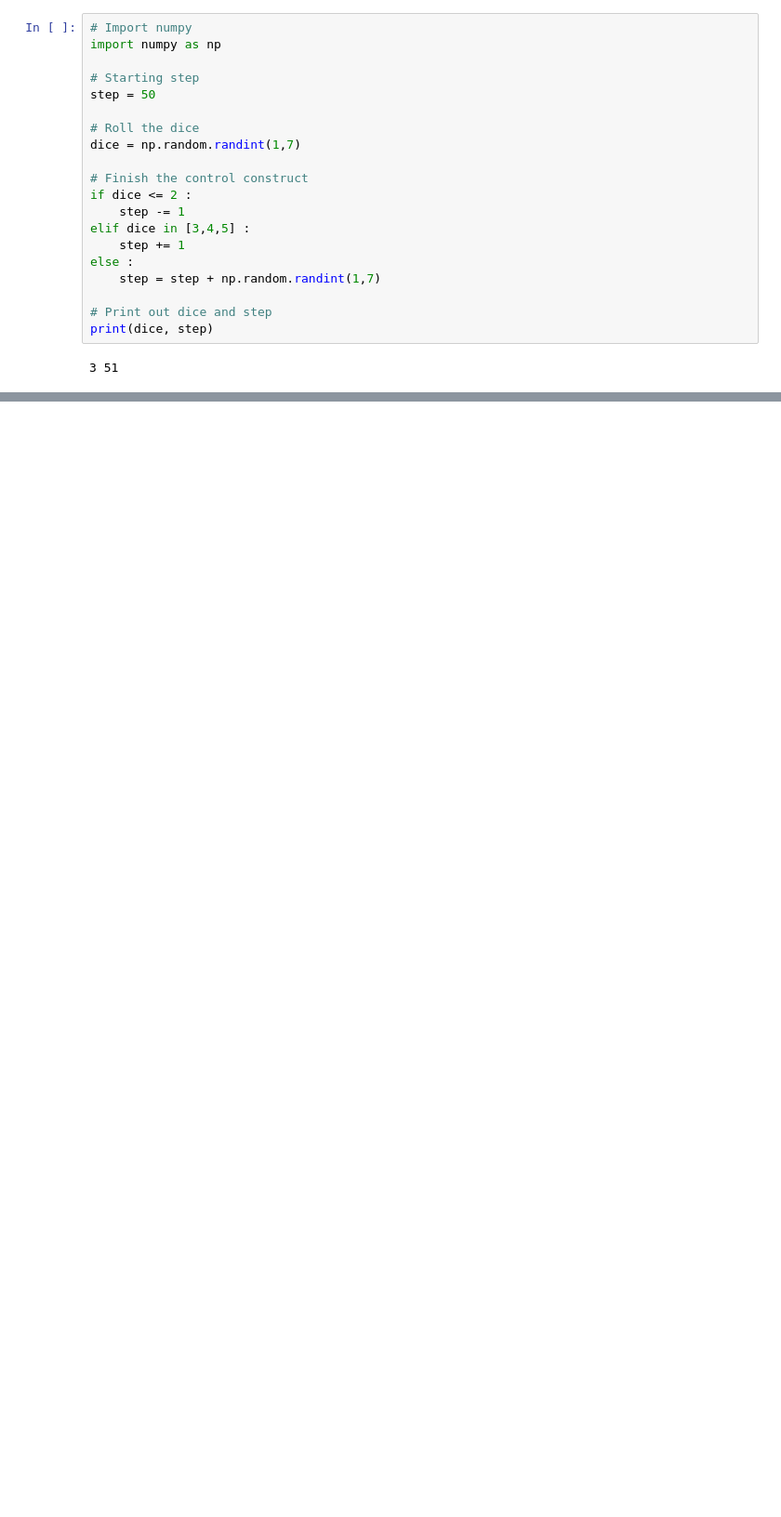
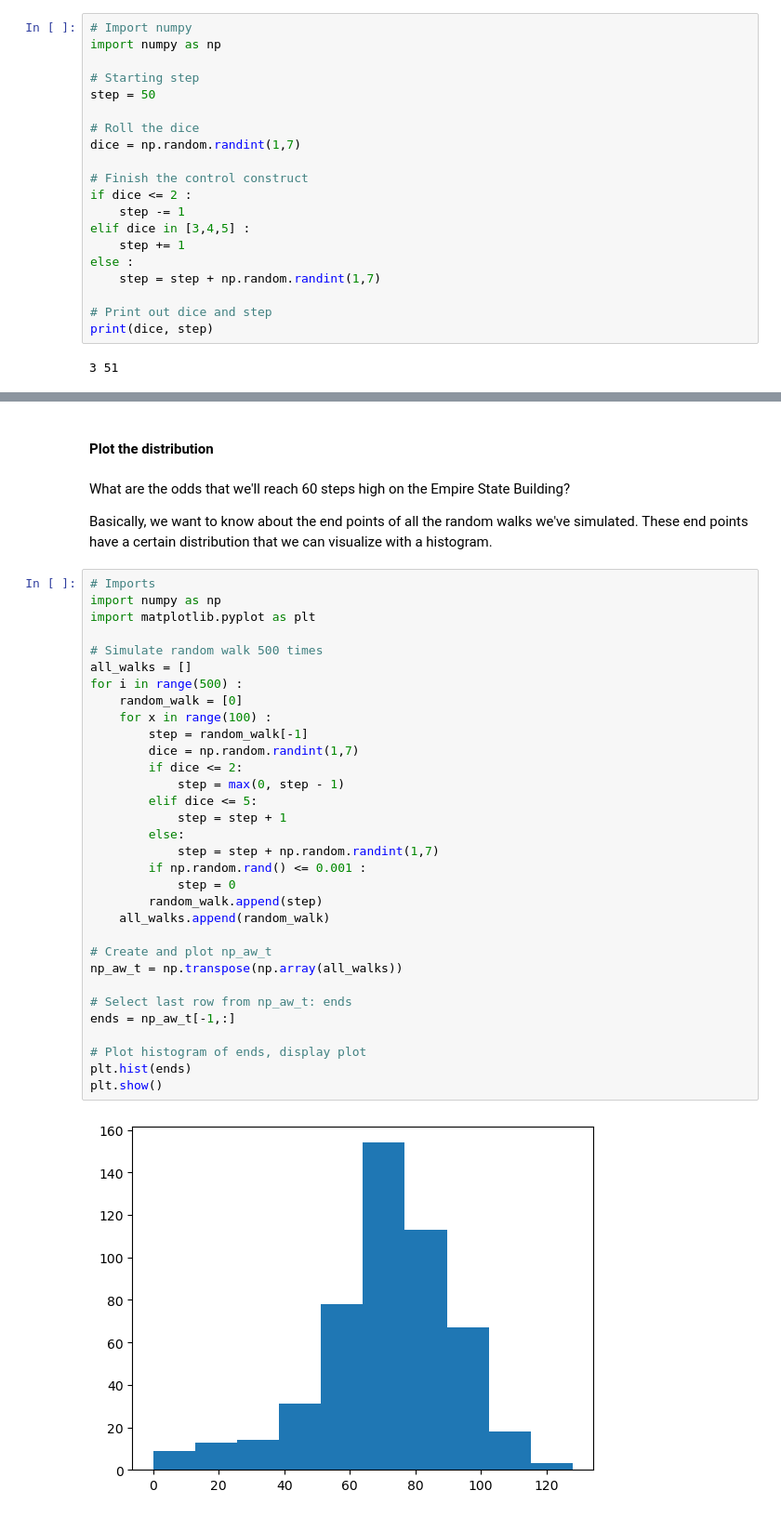
Before and after one commit to schirko/Hacker-Statistics-Chances-of-Winning-a-Bet, a Jupyter notebook: Hacker Statistics-Chances of Winning a Bet.ipynb, the cells around one changed output, grey strips where cells are left out. Shown at 93% size. Saved outputs shown, nothing was run; the diff lists cells and outputs as text; blank space fills up the shorter version.

```diff
--- a/Hacker Statistics-Chances of Winning a Bet.ipynb
+++ b/Hacker Statistics-Chances of Winning a Bet.ipynb
@@ -68,0 +315,40 @@ print(dice, step)
+# %% [markdown]
+#### Plot the distribution
+# %% [markdown]
+What are the odds that we'll reach 60 steps high on the Empire State Building?
+
+Basically, we want to know about the end points of all the random walks we've simulated. These end points have a certain distribution that we can visualize with a histogram.
+# %%
+# Imports
+import numpy as np
+import matplotlib.pyplot as plt
+
+# Simulate random walk 500 times
+all_walks = []
+for i in range(500) :
+    random_walk = [0]
+    for x in range(100) :
+        step = random_walk[-1]
+        dice = np.random.randint(1,7)
+        if dice <= 2:
+            step = max(0, step - 1)
+        elif dice <= 5:
+            step = step + 1
+        else:
+            step = step + np.random.randint(1,7)
+        if np.random.rand() <= 0.001 :
+            step = 0
+        random_walk.append(step)
+    all_walks.append(random_walk)
+
+# Create and plot np_aw_t
+np_aw_t = np.transpose(np.array(all_walks))
+
+# Select last row from np_aw_t: ends
+ends = np_aw_t[-1,:]
+
+# Plot histogram of ends, display plot
+plt.hist(ends)
+plt.show()
+# %% [output]
+[figure, added]
```
Also changed, not shown: parts of 23 cells of this notebook.
